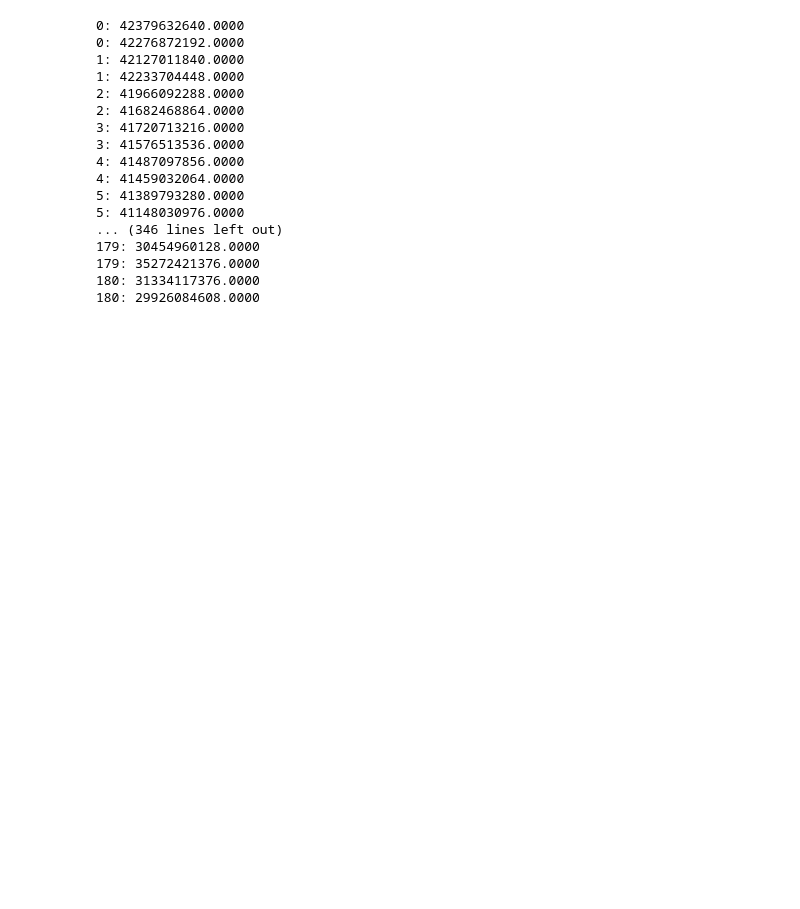
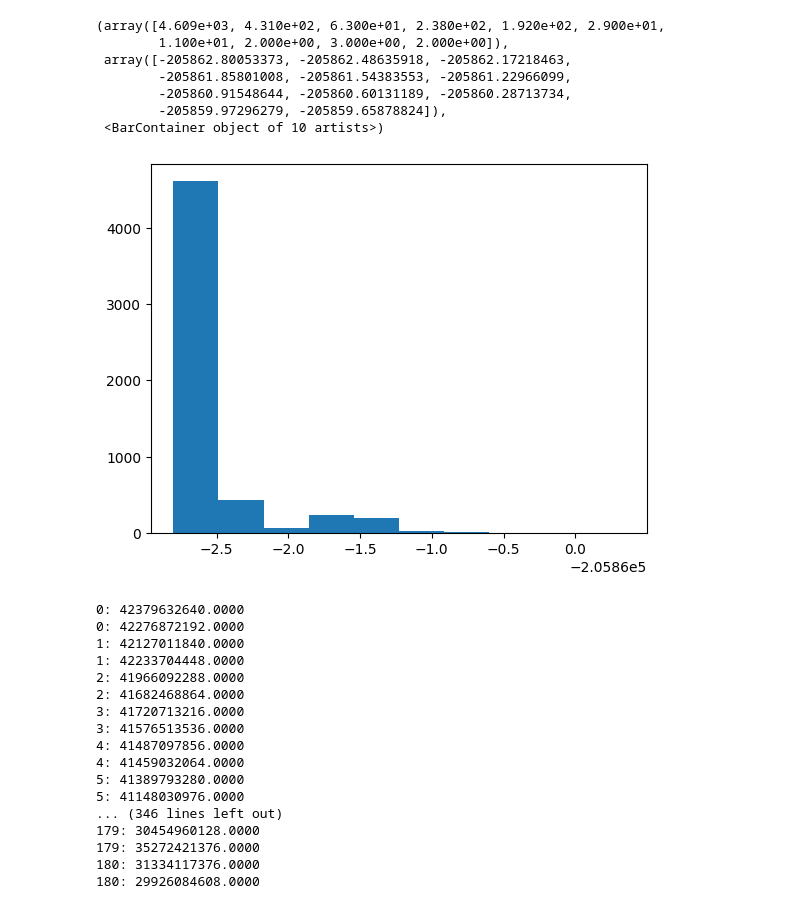
Before and after one commit to CS-433/ml-project-2-cross-entropy, a Jupyter notebook: run.ipynb, the cells around one changed output. Drawn from its saved outputs; the diff is of its cells as text; code cells hidden in the pictures; blank space fills up the shorter version.

```diff
--- a/run.ipynb
+++ b/run.ipynb
@@ -31,3 +30,15 @@ val = DataLoader([dimer_val, trimer_val, rand_trimer_val])
+# %%
+import matplotlib.pyplot as plt
+plt.hist(train.y)
+# %% [output]
+(array([4.609e+03, 4.310e+02, 6.300e+01, 2.380e+02, 1.920e+02, 2.900e+01,
+        1.100e+01, 2.000e+00, 3.000e+00, 2.000e+00]),
+ array([-205862.80053373, -205862.48635918, -205862.17218463,
+        -205861.85801008, -205861.54383553, -205861.22966099,
+        -205860.91548644, -205860.60131189, -205860.28713734,
+        -205859.97296279, -205859.65878824]),
+ <BarContainer object of 10 artists>)
+[figure, added]
 # %%
 from methods.mlp_method import MlpMethod
 
```
Also changed, not shown: parts of 6 cells of this notebook, 2 other files.
